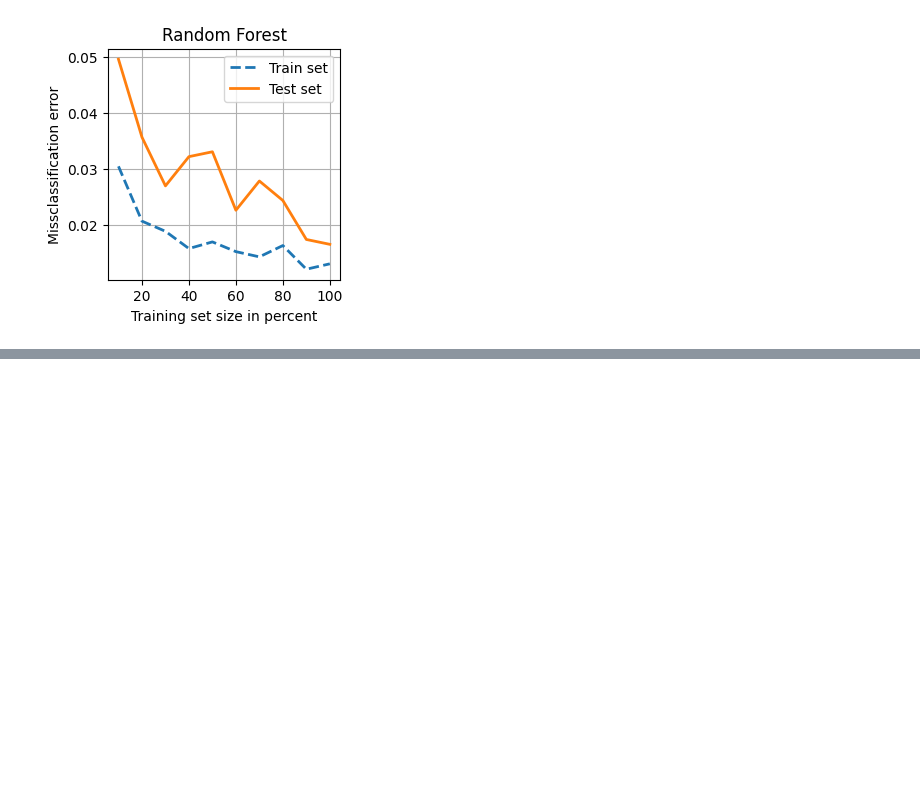
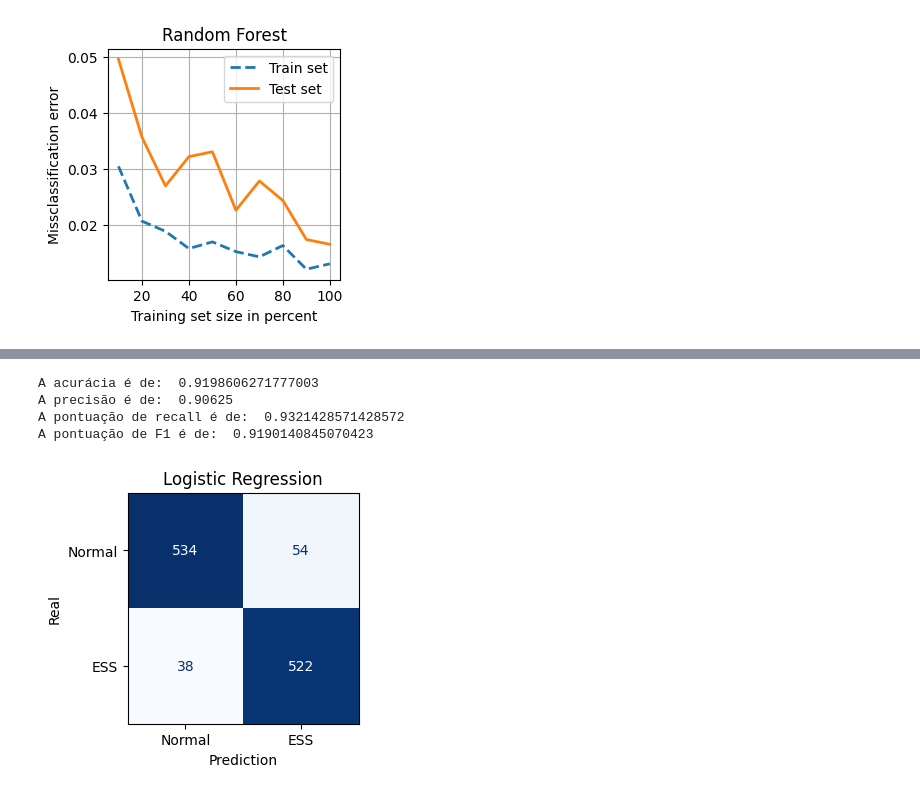
Before and after one commit to cilab-ufersa/euthyroid_sick_syndrome, a Jupyter notebook: euthyroid_sick_syndrome/ICISNA23.ipynb, the cells around one changed output, grey strips where cells are left out. Cells and saved outputs as stored; diff of their text form; code cells hidden in the pictures; blank space fills up the shorter version.

```diff
--- a/euthyroid_sick_syndrome/ICISNA23.ipynb
+++ b/euthyroid_sick_syndrome/ICISNA23.ipynb
@@ -51,0 +76,14 @@ fig = miss_classification(input_train, output_train, input_test, output_test, mo
+# %%
+accuracy(output_test, output_model_logistic)
+precision(output_test, output_model_logistic)
+recall(output_test, output_model_logistic)
+f1(output_test, output_model_logistic)
+# %% [output]
+A acurácia é de:  0.9198606271777003
+A precisão é de:  0.90625
+A pontuação de recall é de:  0.9321428571428572
+A pontuação de F1 é de:  0.9190140845070423
+# %%
+fig = plot_confusion_matrix(output_test, output_model_logistic, model_logistic, "Logistic Regression", labelx='Prediction', labely='Real', display_labels=['Normal', 'ESS'])
+# %% [output]
+[figure, added]
```
Also changed, not shown: parts of 8 cells of this notebook.
